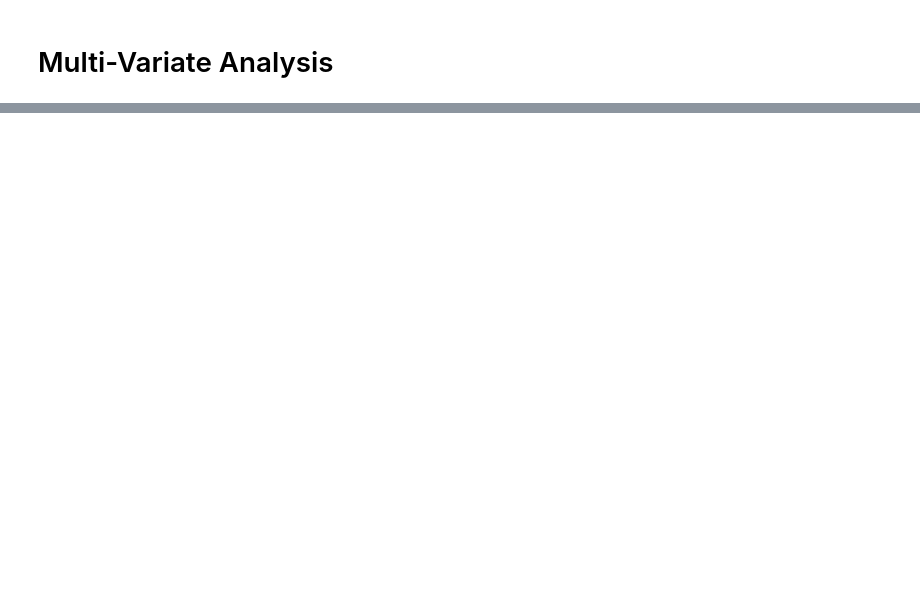
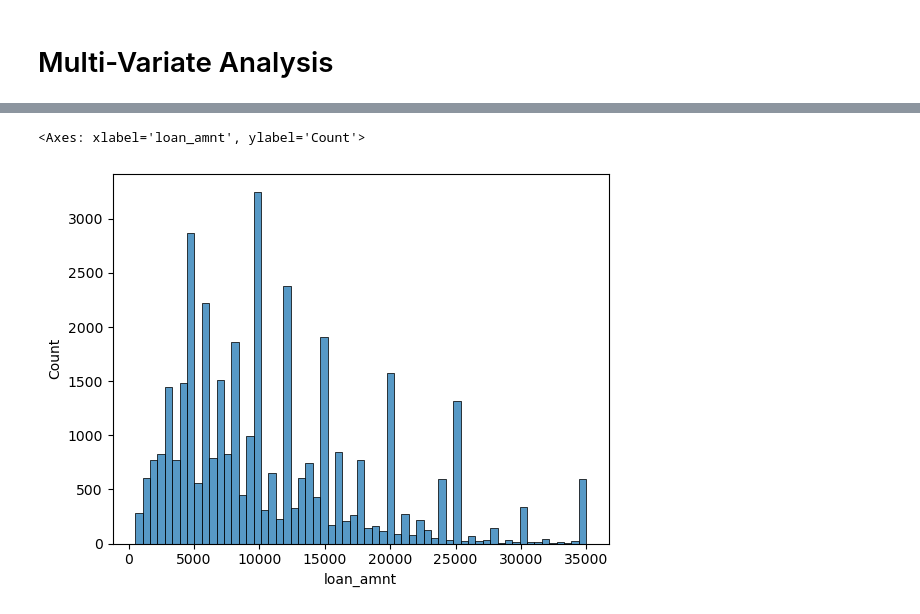
Before and after one commit to prasune/LendingClubCaseStudy, a Jupyter notebook: Lending_Club_Analysis.ipynb, the cells around one changed output, grey strips where cells are left out. Saved outputs shown, nothing was run; the diff lists cells and outputs as text; code cells hidden in the pictures; blank space fills up the shorter version.

```diff
--- a/Lending_Club_Analysis.ipynb
+++ b/Lending_Club_Analysis.ipynb
@@ -732,0 +852,5 @@ loan_final['issue_d']
+# %%
+sns.histplot(loan_df_final['loan_amnt'])
+# %% [output]
+<Axes: xlabel='loan_amnt', ylabel='Count'>
+[figure, added]
```
Also changed, not shown: parts of 225 cells of this notebook, 2 other files.
